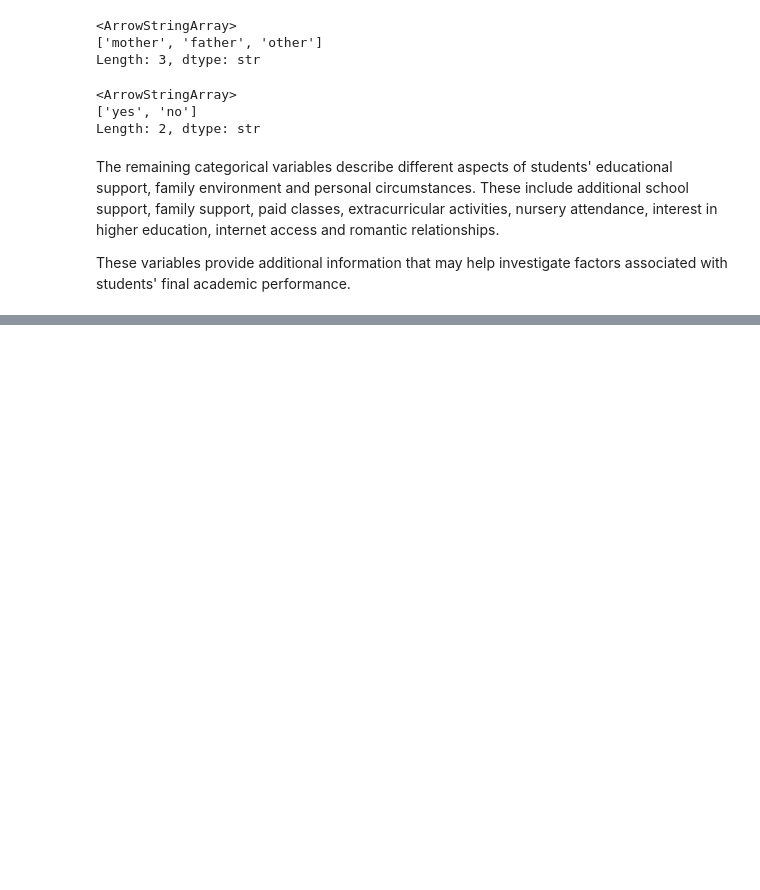
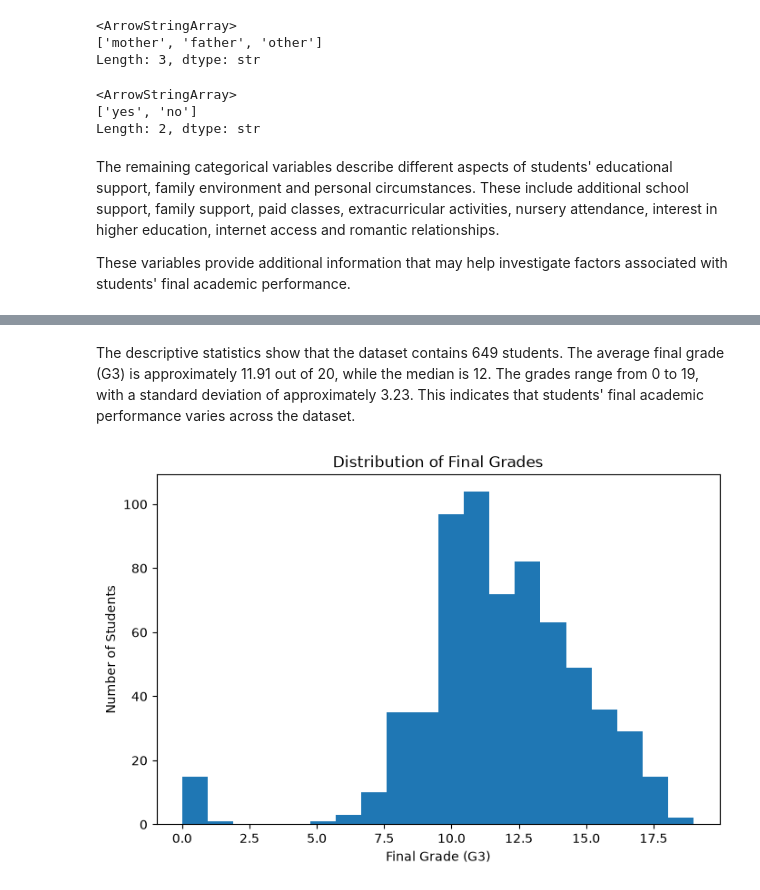
Before and after one commit to 2026556-ui/MACHINE-LEARNING-2026556, a Jupyter notebook: MachineLearning-CA1-2026556.ipynb, the cells around one changed output, grey strips where cells are left out. Cells and saved outputs as stored; diff of their text form; code cells hidden in the pictures; blank space fills up the shorter version.

```diff
--- a/MachineLearning-CA1-2026556.ipynb
+++ b/MachineLearning-CA1-2026556.ipynb
@@ -222,0 +239,11 @@ These variables provide additional information that may help investigate factors
+# %% [markdown]
+The descriptive statistics show that the dataset contains 649 students. The average final grade (G3) is approximately 11.91 out of 20, while the median is 12. The grades range from 0 to 19, with a standard deviation of approximately 3.23. This indicates that students' final academic performance varies across the dataset.
+# %%
+plt.figure(figsize=(8, 5))
+plt.hist(df['G3'], bins=20)
+plt.xlabel('Final Grade (G3)')
+plt.ylabel('Number of Students')
+plt.title('Distribution of Final Grades')
+plt.show()
+# %% [output]
+[figure, added]
```
Also changed, not shown: parts of 67 cells of this notebook.
